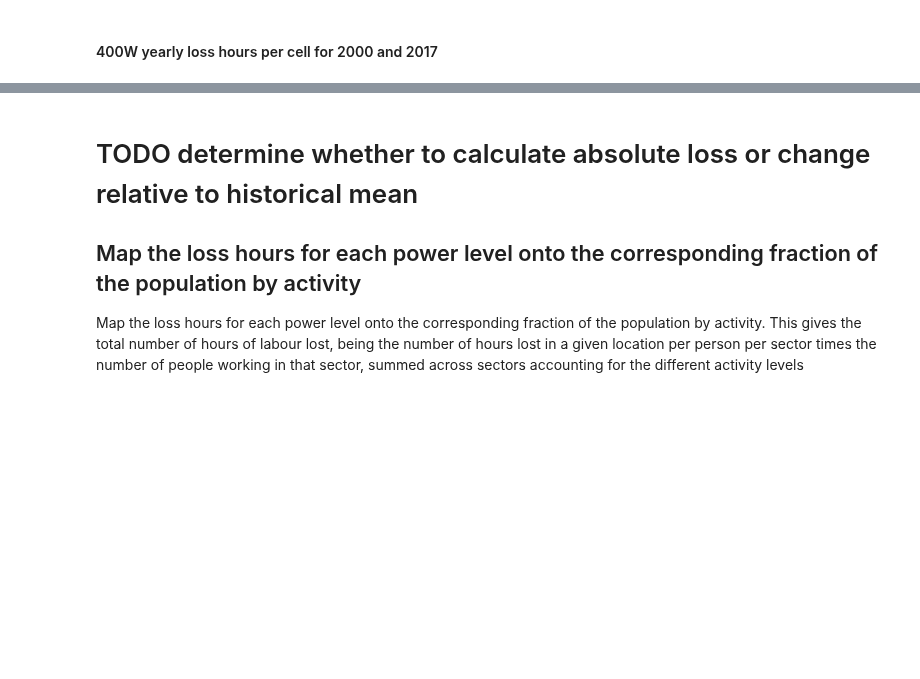
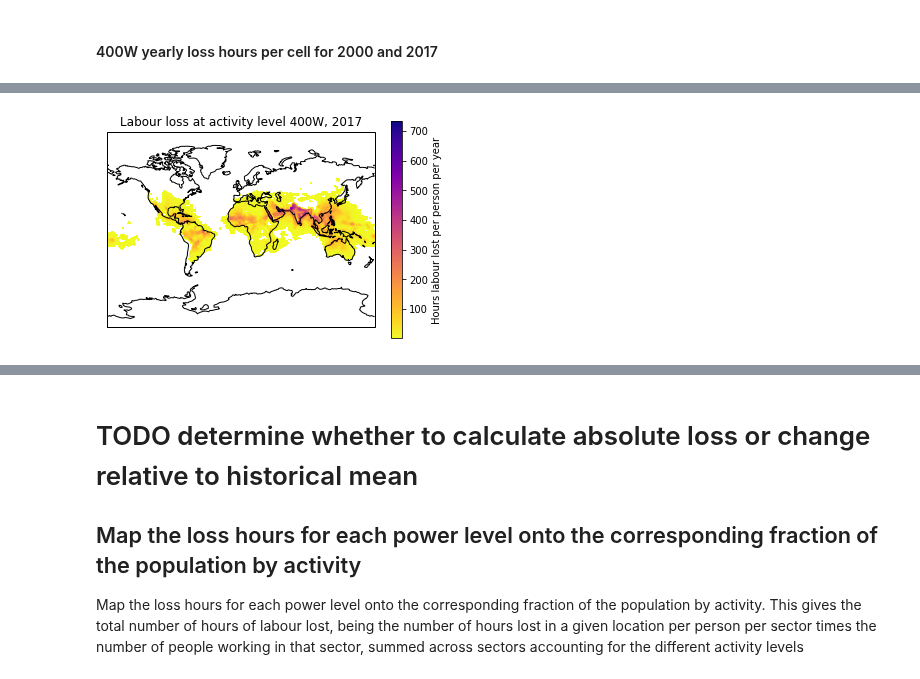
Before and after one commit to mangecoeur/health-climate-exposure, a Jupyter notebook: 1.3 Labour capacity change.ipynb, the cells around one changed output, grey strips where cells are left out. Cells and saved outputs as stored; diff of their text form; code cells hidden in the pictures; blank space fills up the shorter version.

```diff
--- a/1.3 Labour capacity change.ipynb
+++ b/1.3 Labour capacity change.ipynb
@@ -395,0 +436,21 @@ for ax in p.axes.flat:
+# %%
+year_vals = hours_lost_400.sel(year=2017).loss_hours
+year_vals = year_vals.where(year_vals > 0)
+year_vals.name = 'Hours labour lost per person per year'
+
+f = plt.figure()
+ax = plt.subplot(projection= crs.Miller())
+p = year_vals.plot.pcolormesh(
+    cmap='plasma_r',
+    transform=crs.PlateCarree(),
+#     subplot_kws={'projection': crs.Miller()}
+                         )
+ax.coastlines()
+plt.title('Labour loss at activity level 400W, 2017')
+
+#     for ax in p.axes.flat:
+
+plt.savefig(RESULTS_FOLDER / '400W 2017 total.png',
+            bbox_inches='tight', dpi=300)
+# %% [output]
+[figure, added]
```
Also changed, not shown: parts of 16 cells of this notebook, 46 other files.
